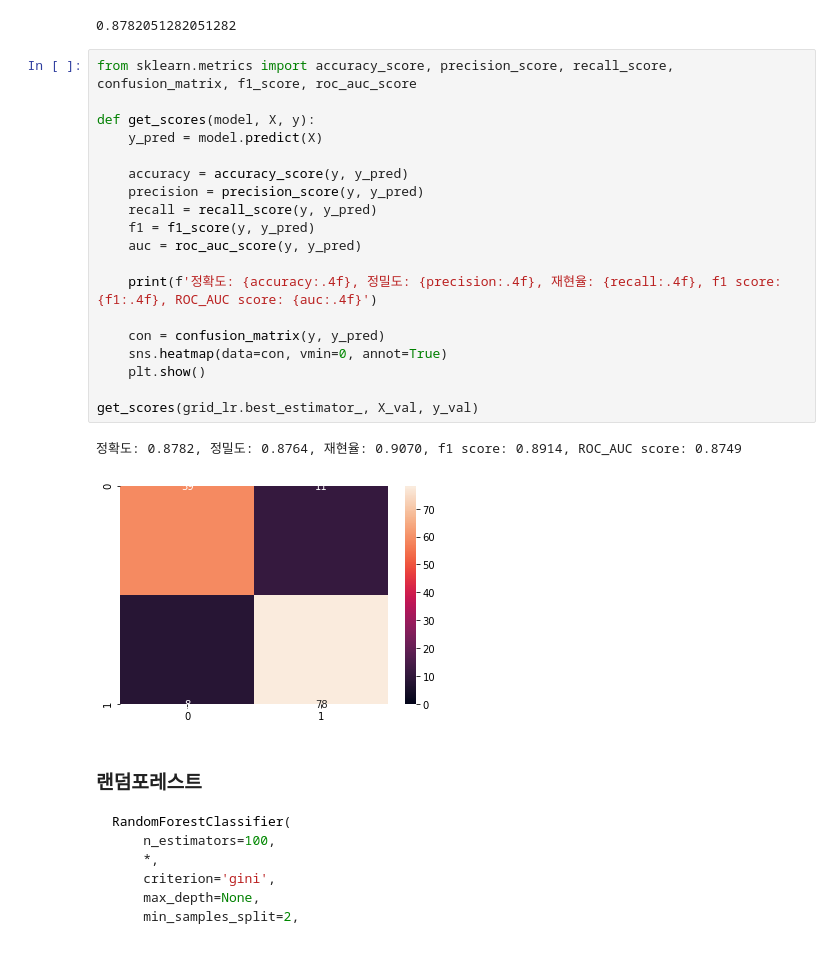
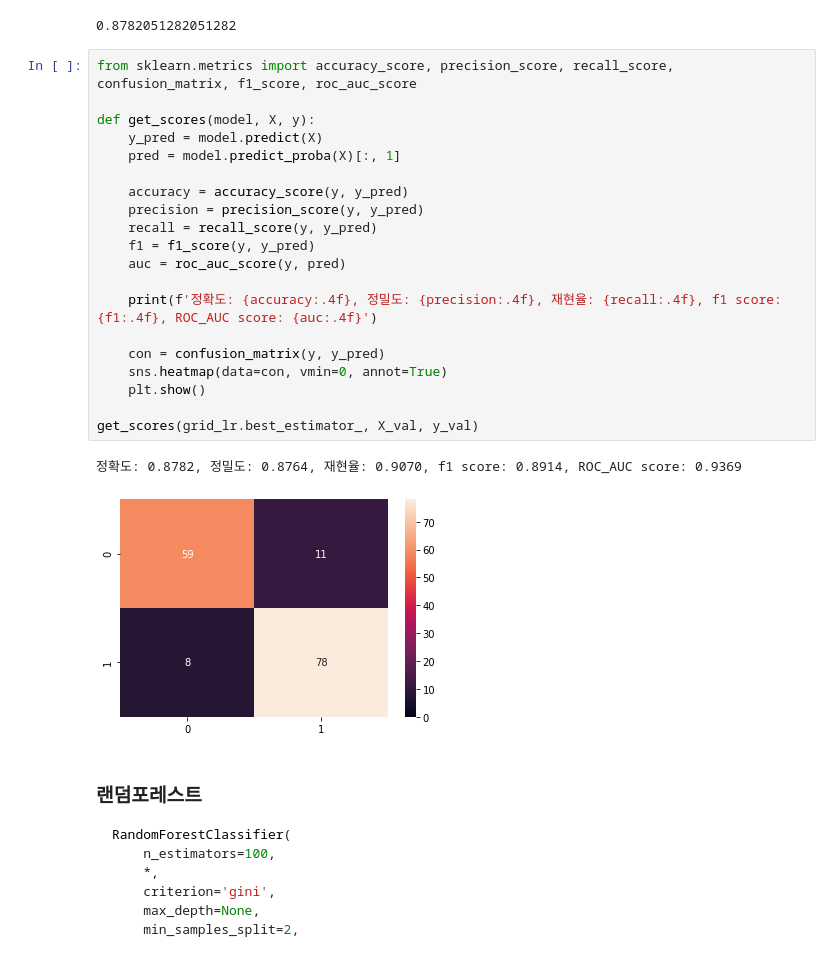
Before and after one commit to woojangchang/TIL, a Jupyter notebook: Kaggle/Heart Failure Prediction Dataset (1).ipynb, the cells around one changed output. Saved outputs shown, nothing was run; the diff lists cells and outputs as text.

````diff
--- a/Kaggle/Heart Failure Prediction Dataset (1).ipynb
+++ b/Kaggle/Heart Failure Prediction Dataset (1).ipynb
@@ -421,25 +418,26 @@ grid_lr.best_estimator_.score(X_val, y_val)
 # %%
 from sklearn.metrics import accuracy_score, precision_score, recall_score, confusion_matrix, f1_score, roc_auc_score
 
 def get_scores(model, X, y):
     y_pred = model.predict(X)
+    pred = model.predict_proba(X)[:, 1]
 
     accuracy = accuracy_score(y, y_pred)
     precision = precision_score(y, y_pred)
     recall = recall_score(y, y_pred)
     f1 = f1_score(y, y_pred)
-    auc = roc_auc_score(y, y_pred)
+    auc = roc_auc_score(y, pred)
 
     print(f'정확도: {accuracy:.4f}, 정밀도: {precision:.4f}, 재현율: {recall:.4f}, f1 score: {f1:.4f}, ROC_AUC score: {auc:.4f}')
 
     con = confusion_matrix(y, y_pred)
     sns.heatmap(data=con, vmin=0, annot=True)
     plt.show()
 
 get_scores(grid_lr.best_estimator_, X_val, y_val)
 # %% [output]
-정확도: 0.8782, 정밀도: 0.8764, 재현율: 0.9070, f1 score: 0.8914, ROC_AUC score: 0.8749
+정확도: 0.8782, 정밀도: 0.8764, 재현율: 0.9070, f1 score: 0.8914, ROC_AUC score: 0.9369
-[figure, old version]
+[figure, new version]
 # %% [markdown]
 ### 랜덤포레스트
 ```python
````
Also changed, not shown: parts of 37 cells of this notebook, 1 other file.
